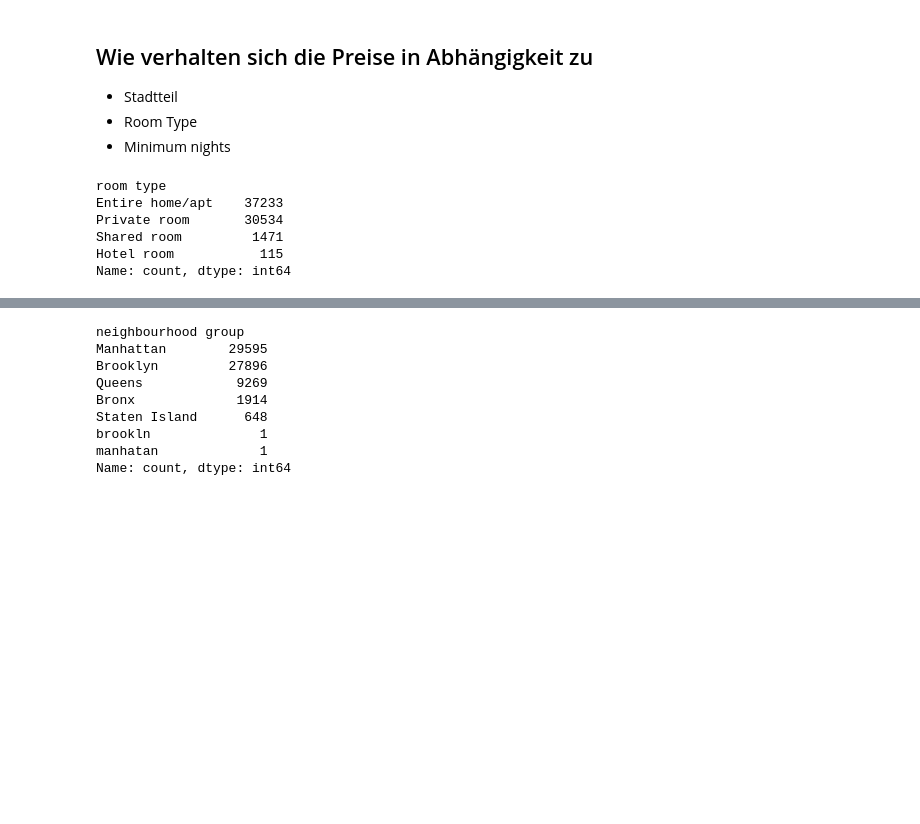
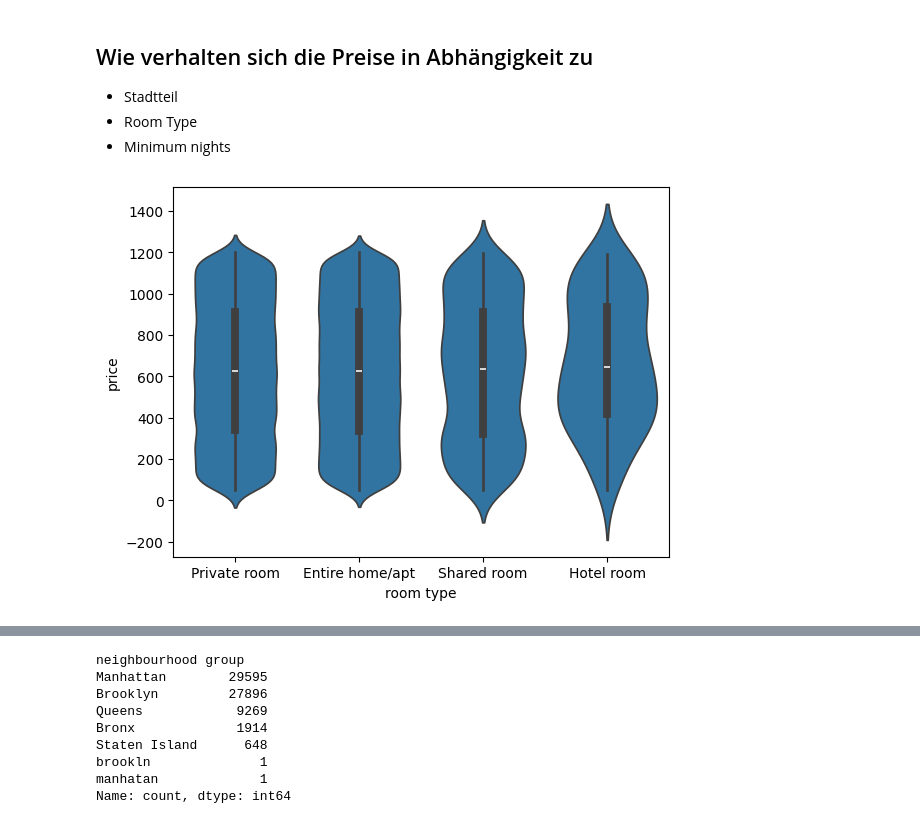
Before and after one commit to co-dex-gmbh/python-data-science-g5, a Jupyter notebook: woche1/airbnb/notebooks/live-11-12-2024.ipynb, the cells around one changed output, grey strips where cells are left out. Drawn from its saved outputs; the diff is of its cells as text; code cells hidden in the pictures; blank space fills up the shorter version.

```diff
--- a/woche1/airbnb/notebooks/live-11-12-2024.ipynb
+++ b/woche1/airbnb/notebooks/live-11-12-2024.ipynb
@@ -158,12 +173,10 @@ plt.show()
 - Stadtteil
 - Room Type
 - Minimum nights
-# %%
-unique_addresses["room type"].value_counts()
-# %% [output]
-room type
-Entire home/apt    37233
-Private room       30534
-Shared room         1471
-Hotel room           115
-Name: count, dtype: int64
+# %%
+import seaborn as sns
+
+sns.violinplot(x="room type", y="price", data=unique_addresses)
+plt.show()
+# %% [output]
+[figure, added]
```
Also changed, not shown: parts of 29 cells of this notebook, 4 other files.
